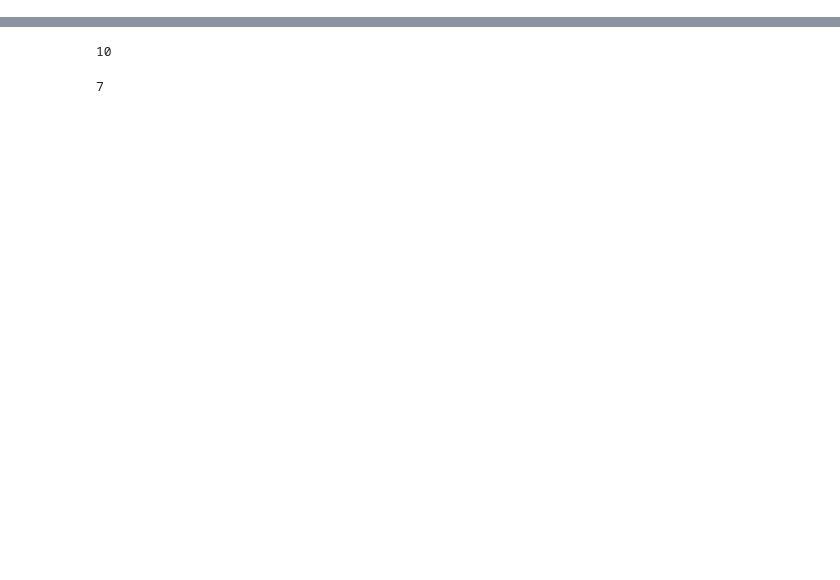
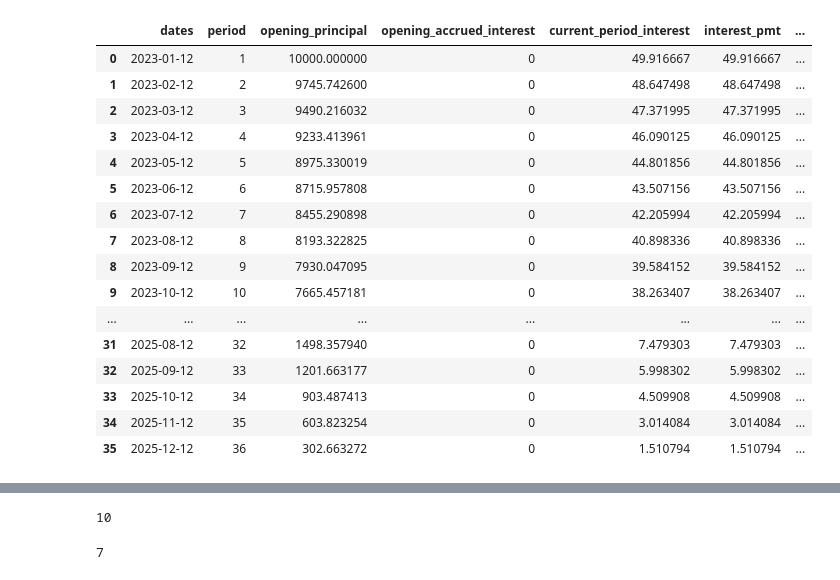
Before and after one commit to sandeepkavadi/pyloans, a Jupyter notebook: notebooks/dev_notebook.ipynb, the cells around one changed output, grey strips where cells are left out. Saved outputs shown, nothing was run; the diff lists cells and outputs as text; code cells hidden in the pictures; blank space fills up the shorter version.

```diff
--- a/notebooks/dev_notebook.ipynb
+++ b/notebooks/dev_notebook.ipynb
@@ -202,9 +8,0 @@ l1.get_cfsch().style.format('${:,.2f}')
-# %%
-d = {0:500, 10:200}
-df = l1.get_modcfs(d)
-df
-# df = l1.get_cfsch()
-# for idx, row in df.iterrows():
-#     #print(idx, row)
-#     print(row.principal_pmt)
-#     print(row.loc['principal_pmt'])
@@ -228,0 +214,25 @@ df
+# %%
+ir, t, fr, fe = (0.0599, 36, 'M', 0.05)
+d = {0:500, 10:2000}
+l1 = Loan(loan_amt=10000, interest_rate=ir, term_in_months=t, loan_dt='2022-12-12',
+                      freq=fr, fees_pct=fe, addl_pmts = d)
+# %%
+l1.get_org_cfs()#.style.format('${:,.2f}')
+# %% [output]
+|  | dates | period | opening_principal | opening_accrued_interest | current_period_interest | interest_pmt | ... |
+| 0 | 2023-01-12 | 1 | 10000.000000 | 0 | 49.916667 | 49.916667 | ... |
+| 1 | 2023-02-12 | 2 | 9745.742600 | 0 | 48.647498 | 48.647498 | ... |
+| 2 | 2023-03-12 | 3 | 9490.216032 | 0 | 47.371995 | 47.371995 | ... |
+| 3 | 2023-04-12 | 4 | 9233.413961 | 0 | 46.090125 | 46.090125 | ... |
+| 4 | 2023-05-12 | 5 | 8975.330019 | 0 | 44.801856 | 44.801856 | ... |
+| 5 | 2023-06-12 | 6 | 8715.957808 | 0 | 43.507156 | 43.507156 | ... |
+| 6 | 2023-07-12 | 7 | 8455.290898 | 0 | 42.205994 | 42.205994 | ... |
+| 7 | 2023-08-12 | 8 | 8193.322825 | 0 | 40.898336 | 40.898336 | ... |
+| 8 | 2023-09-12 | 9 | 7930.047095 | 0 | 39.584152 | 39.584152 | ... |
+| 9 | 2023-10-12 | 10 | 7665.457181 | 0 | 38.263407 | 38.263407 | ... |
+| ... | ... | ... | ... | ... | ... | ... | ... |
+| 31 | 2025-08-12 | 32 | 1498.357940 | 0 | 7.479303 | 7.479303 | ... |
+| 32 | 2025-09-12 | 33 | 1201.663177 | 0 | 5.998302 | 5.998302 | ... |
+| 33 | 2025-10-12 | 34 | 903.487413 | 0 | 4.509908 | 4.509908 | ... |
+| 34 | 2025-11-12 | 35 | 603.823254 | 0 | 3.014084 | 3.014084 | ... |
+| 35 | 2025-12-12 | 36 | 302.663272 | 0 | 1.510794 | 1.510794 | ... |
```
Also changed, not shown: parts of 8 cells of this notebook, 4 other files.
